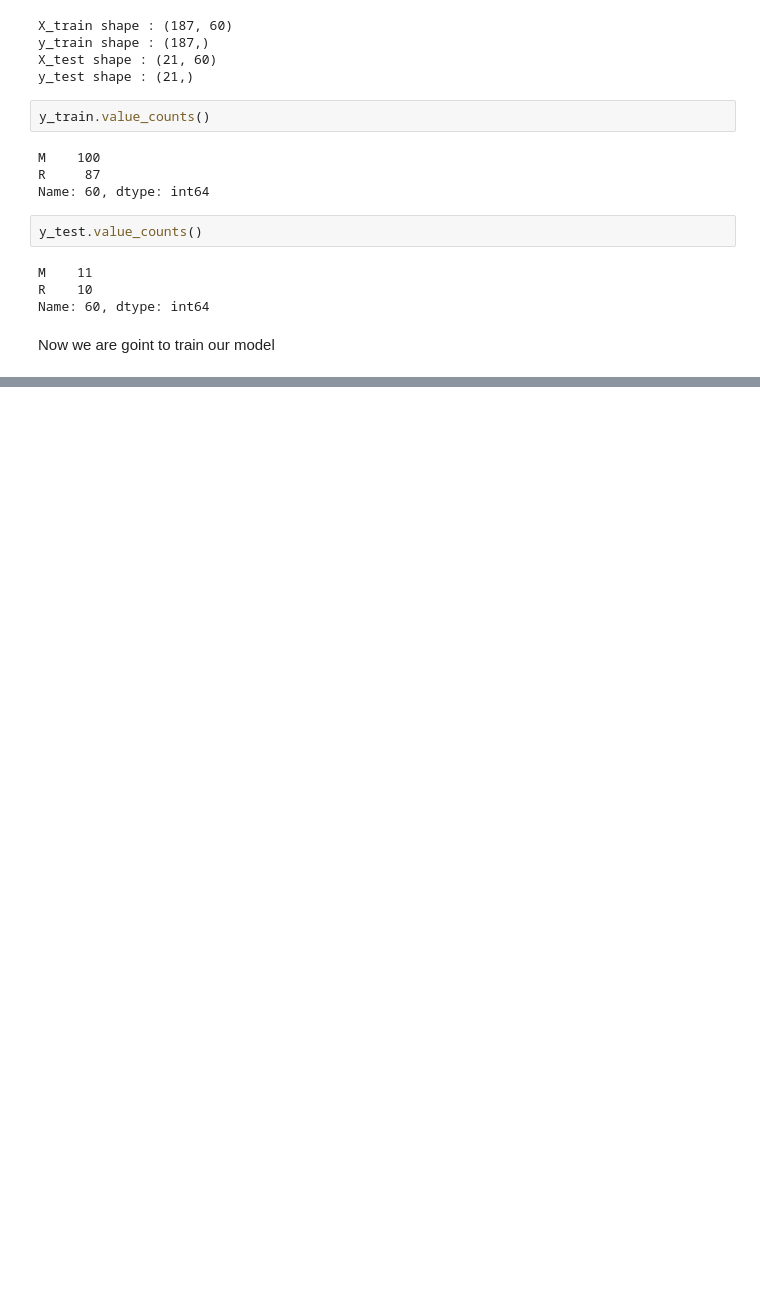
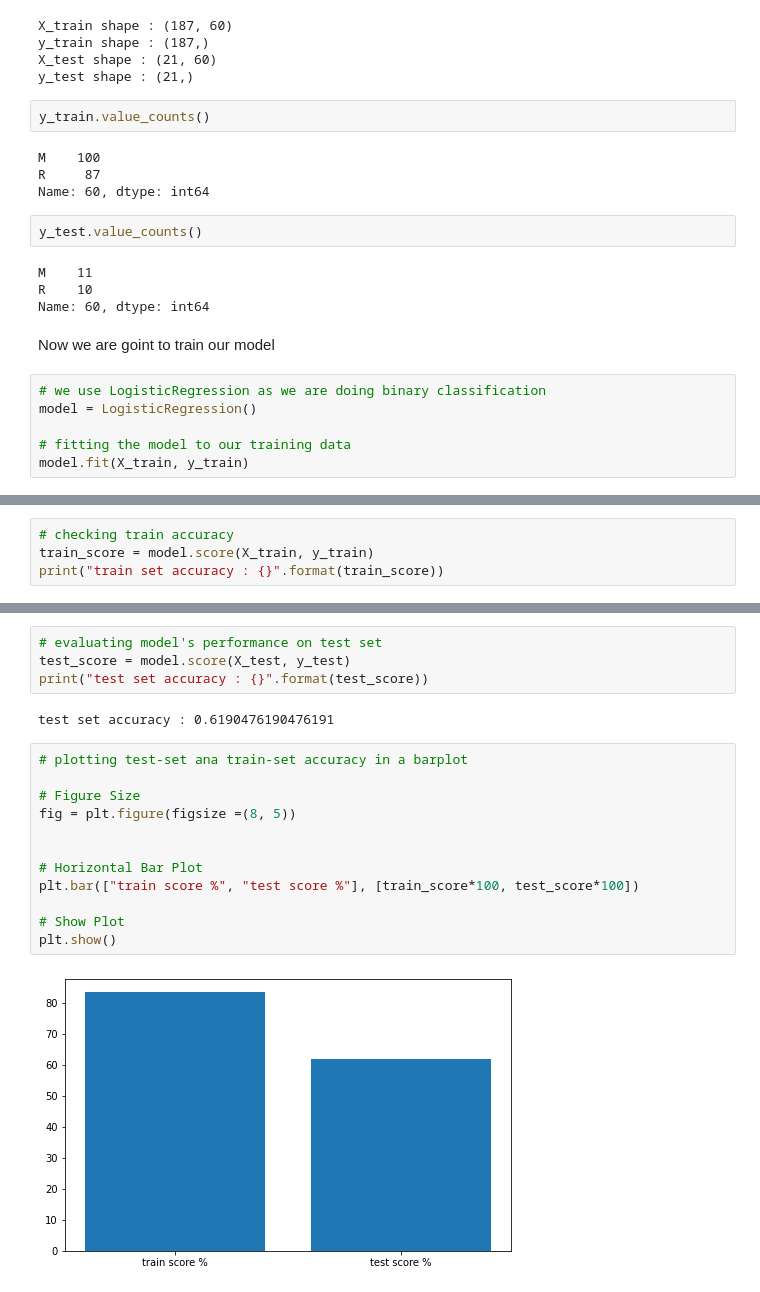
Before and after one commit to mirpouya/Image-Classification, a Jupyter notebook: Predicting_rock_or_mine.ipynb, the cells around one changed output, grey strips where cells are left out. Cells and saved outputs as stored; diff of their text form; blank space fills up the shorter version.

Commit message:
plotting test and train set accuracy

```diff
--- a/Predicting_rock_or_mine.ipynb
+++ b/Predicting_rock_or_mine.ipynb
@@ -127,3 +127,9 @@ R    10
 Name: 60, dtype: int64
 # %% [markdown]
 Now we are goint to train our model
+# %%
+# we use LogisticRegression as we are doing binary classification
+model = LogisticRegression()
+
+# fitting the model to our training data
+model.fit(X_train, y_train)
@@ -129,0 +159,4 @@ Now we are goint to train our model
+# %%
+# checking train accuracy
+train_score = model.score(X_train, y_train)
+print("train set accuracy : {}".format(train_score))
@@ -129,0 +174,20 @@ Now we are goint to train our model
+# %%
+# evaluating model's performance on test set
+test_score = model.score(X_test, y_test)
+print("test set accuracy : {}".format(test_score))
+# %% [output]
+test set accuracy : 0.6190476190476191
+# %%
+# plotting test-set ana train-set accuracy in a barplot
+
+# Figure Size
+fig = plt.figure(figsize =(8, 5))
+
+
+# Horizontal Bar Plot
+plt.bar(["train score %", "test score %"], [train_score*100, test_score*100])
+
+# Show Plot
+plt.show()
+# %% [output]
+[figure, added]
```
Also changed, not shown: parts of 6 cells of this notebook.
